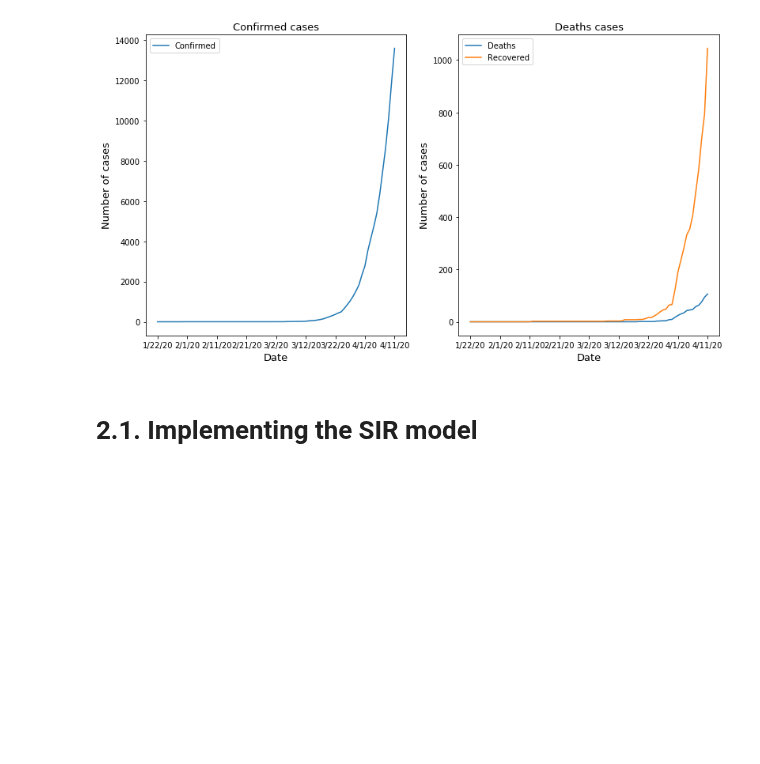
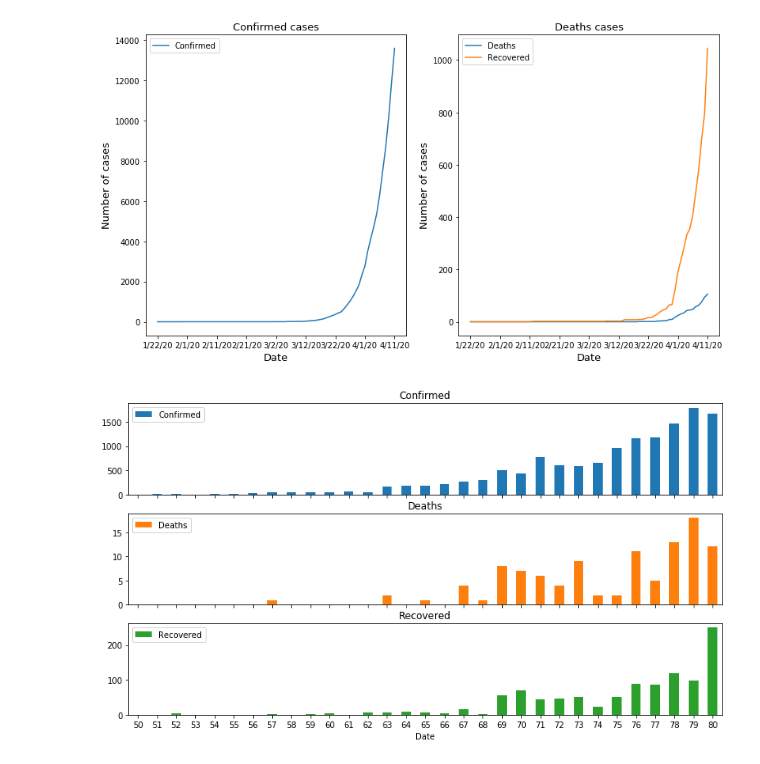
Before and after one commit to NeGroid/covid19-ru, a Jupyter notebook: sir_model_russia.ipynb, the cells around one changed output. Drawn from its saved outputs; the diff is of its cells as text; code cells hidden in the pictures; blank space fills up the shorter version.

```diff
--- a/sir_model_russia.ipynb
+++ b/sir_model_russia.ipynb
@@ -80,8 +80,16 @@ ax2.set_xlabel("Date", size=13)
 fig.savefig('real_cases.png')
 # %% [output]
 [figure]
-# %% [markdown]
-# 2.1. Implementing the SIR model
+# %%
+days = full_table['Date'].astype('datetime64[ns]').dt.dayofyear.astype(int) - 22
+table_diff = full_table.copy().drop(columns=['Date']).diff().fillna(0)
+table_diff.insert(0, 'Date', days)
+table_diff.set_index('Date', drop=True, inplace=True)
+
+axs = table_diff[50:].plot.bar(rot=0, figsize=(13,7), subplots=True)
+axs[0].figure.savefig('dayly_cases.png')
+# %% [output]
+[figure, added]
 # %%
 # Susceptible equation
 def fa(N, a, b, beta):
```
Also changed, not shown: parts of 1 cell of this notebook, 1 other file.
